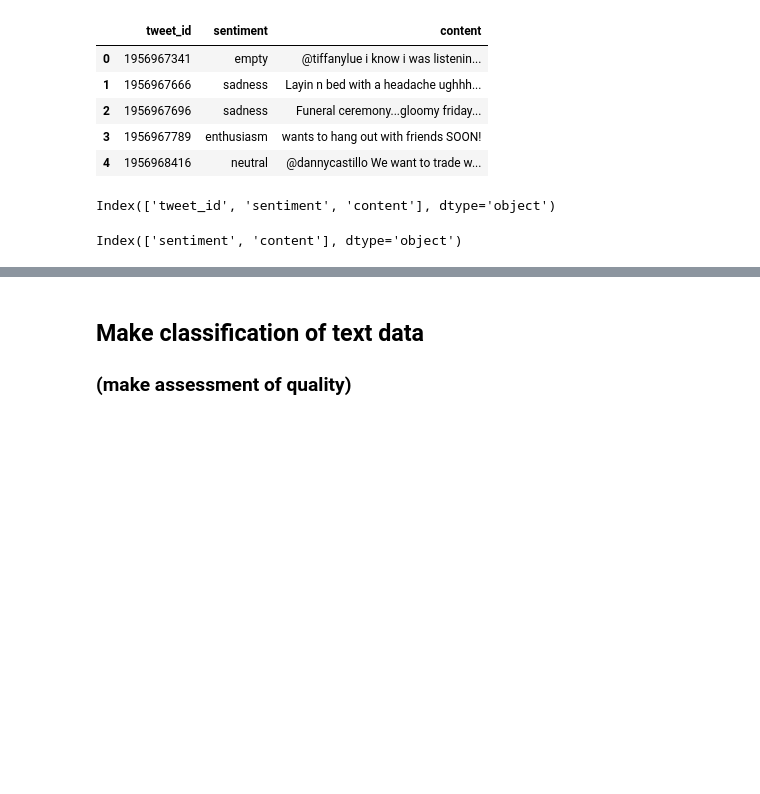
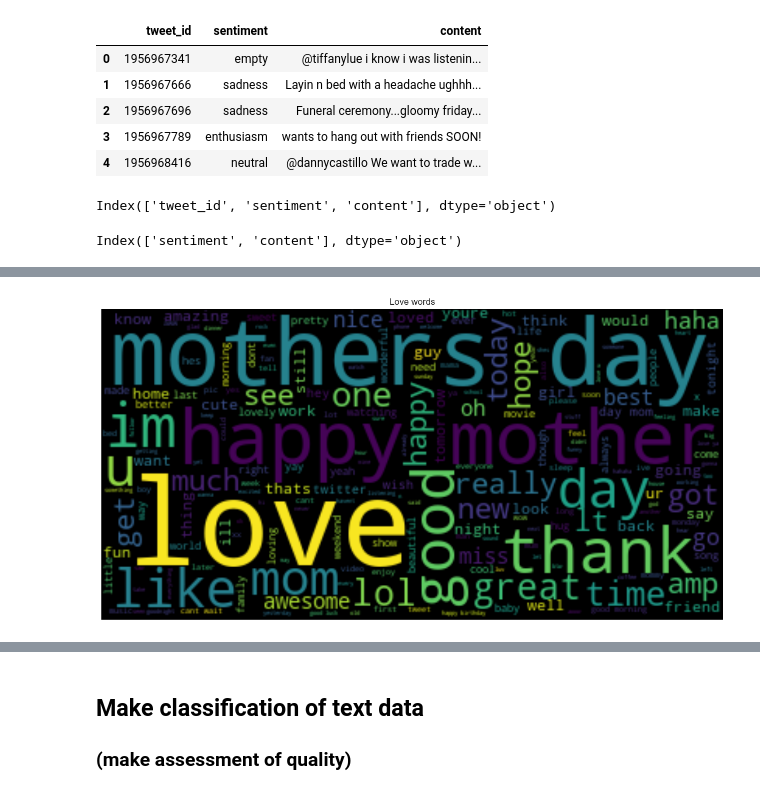
Before and after one commit to lytmercy/data_analysis_labs, a Jupyter notebook: lab_2.ipynb, the cells around one changed output, grey strips where cells are left out. Saved outputs shown, nothing was run; the diff lists cells and outputs as text; code cells hidden in the pictures; blank space fills up the shorter version.

```diff
--- a/lab_2.ipynb
+++ b/lab_2.ipynb
@@ -437,0 +564,14 @@ Index(['sentiment', 'content'], dtype='object')
+# %%
+# Define wordcloud object for love
+stop_words = stopwords.words("english")
+text = " ".join(i for i in love.content)
+word_cloud = WordCloud(stopwords=stop_words, background_color="black").generate(text)
+# %%
+# Visualize wordcloud
+plt.figure(figsize=(15, 10))
+plt.imshow(word_cloud, interpolation="bilinear")
+plt.title("Love words")
+plt.axis("off")
+plt.show()
+# %% [output]
+[figure, added]
```
Also changed, not shown: parts of 22 cells of this notebook.
